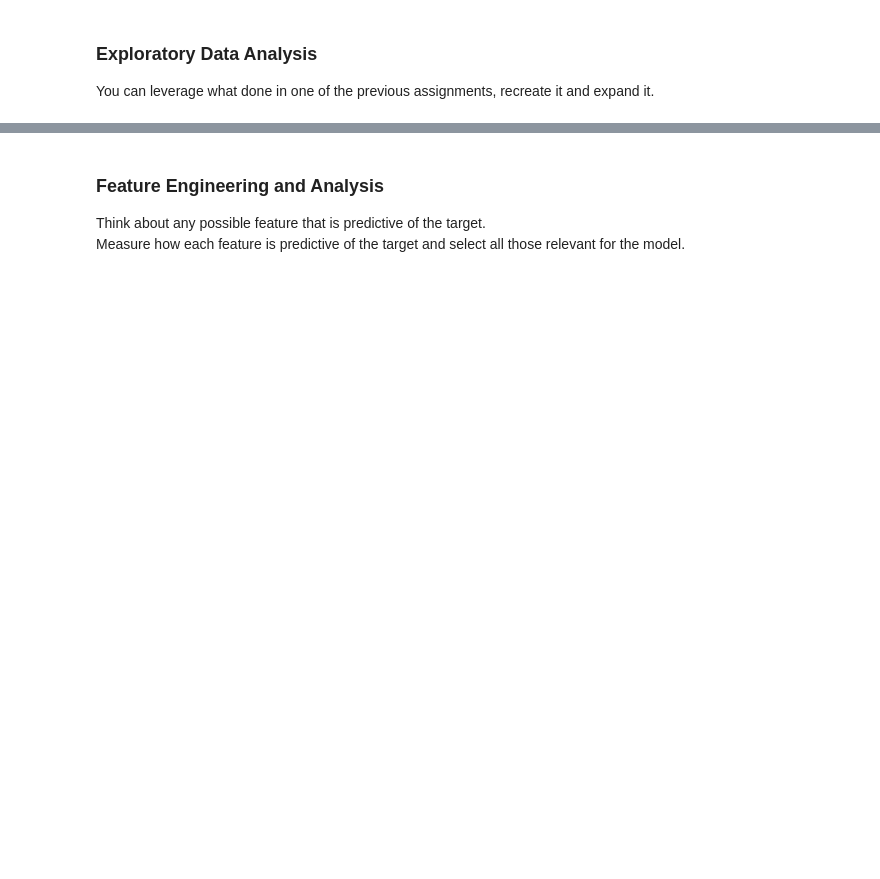
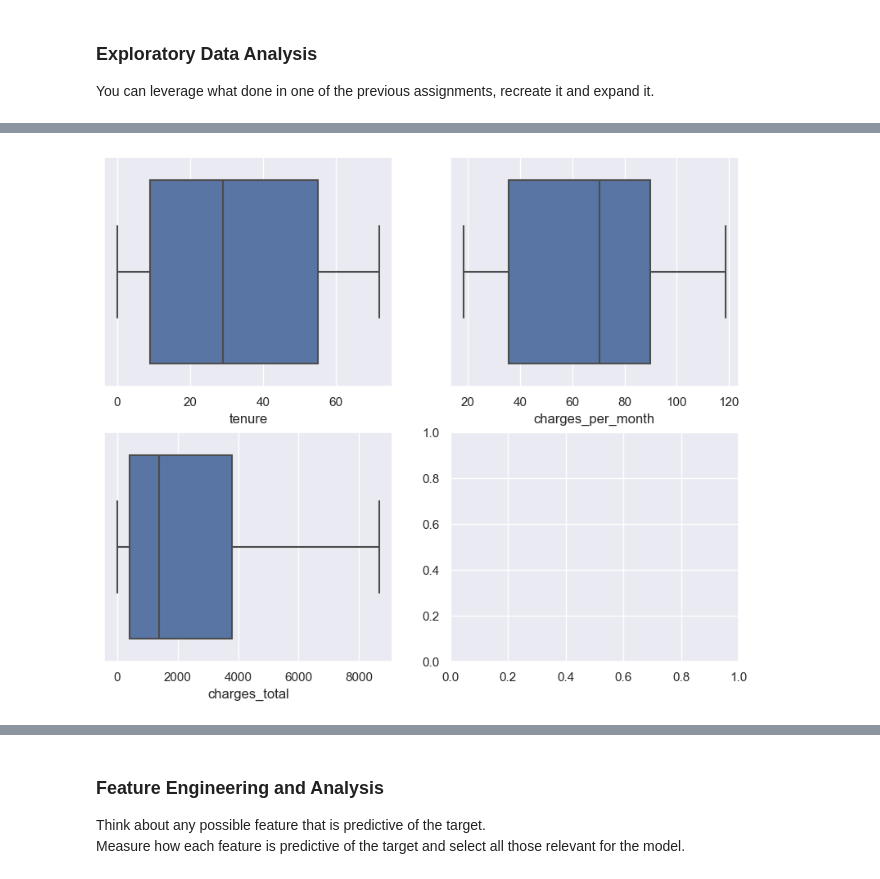
Before and after one commit to GiuseppeManai/ysc4224, a Jupyter notebook: 2.Churn_Model/ChurnModel.ipynb, the cells around one changed output, grey strips where cells are left out. Drawn from its saved outputs; the diff is of its cells as text; code cells hidden in the pictures; blank space fills up the shorter version.

```diff
--- a/2.Churn_Model/ChurnModel.ipynb
+++ b/2.Churn_Model/ChurnModel.ipynb
@@ -11,0 +191,10 @@ You can leverage what done in one of the previous assignments, recreate it and e
+# %%
+fig, ax = plt.subplots(2, 2)
+sns.set(rc={'figure.figsize':(15,8)})
+
+sns.boxplot(x = "tenure", data = df, ax = ax[0, 0])
+sns.boxplot(x = "charges_per_month", data = df, ax = ax[0, 1])
+sns.boxplot(x = "charges_total", data = df, ax = ax[1, 0])
+plt.show()
+# %% [output]
+[figure, added]
```
Also changed, not shown: parts of 62 cells of this notebook, 1 other file.
